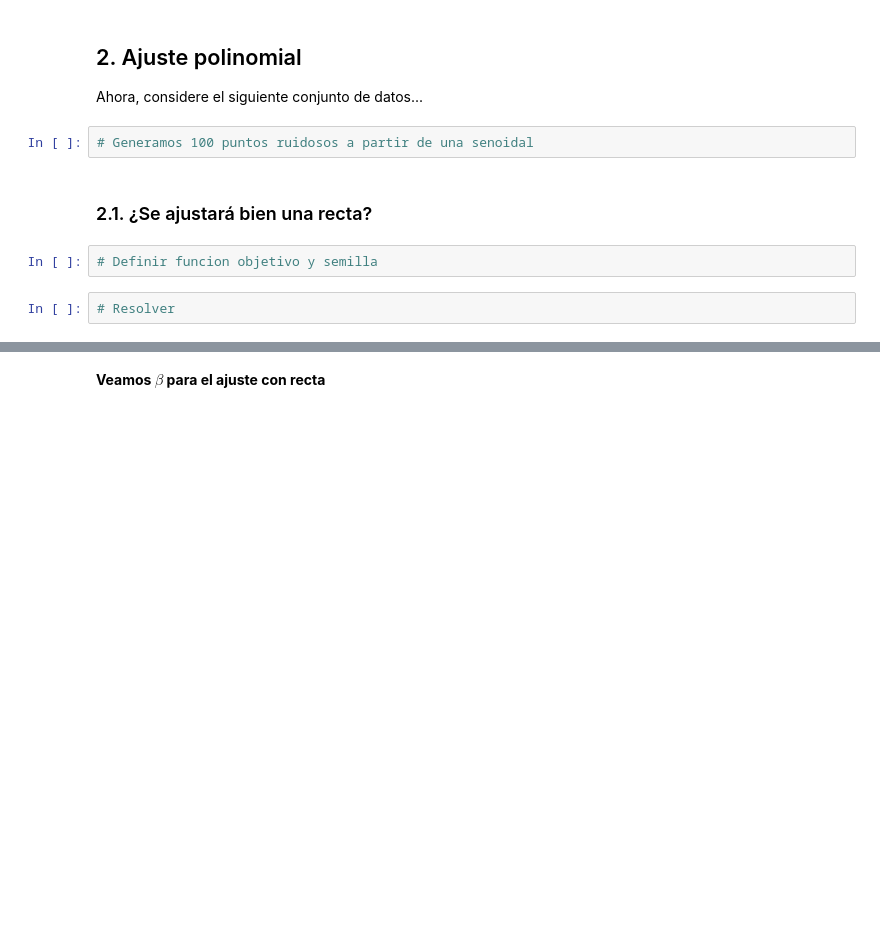
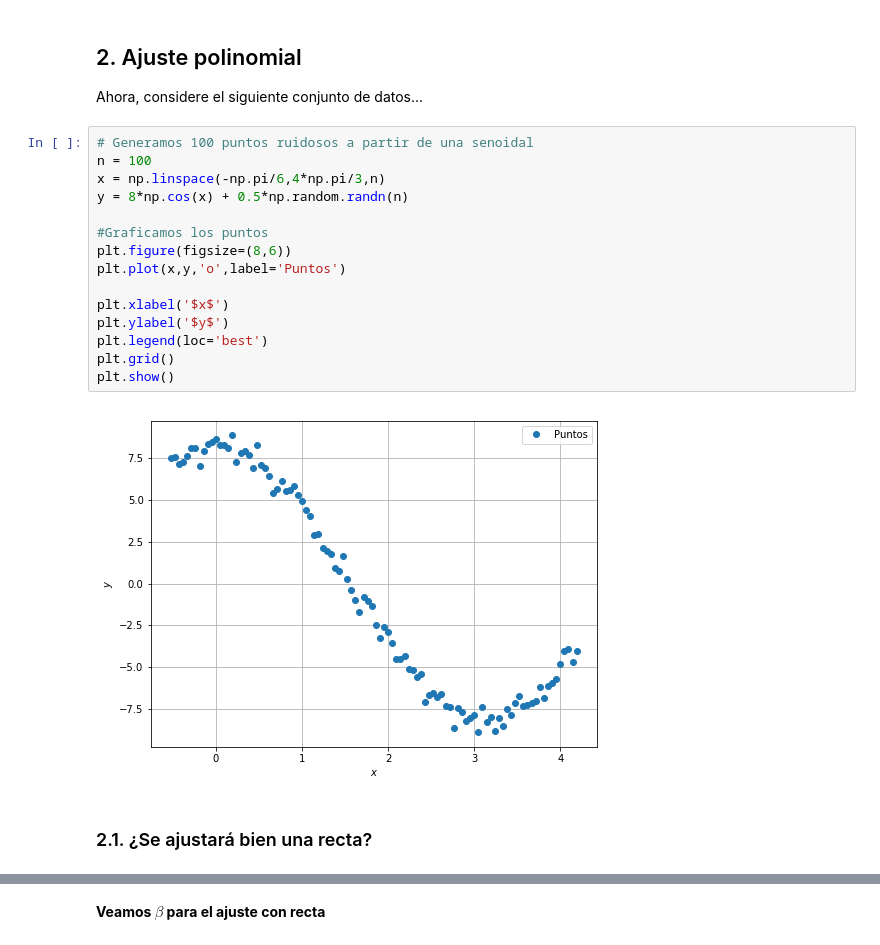
Before and after one commit to nt719581/SimMat2019-Verano, a Jupyter notebook: Módulo 1/Clase6_AjusteCurvas.ipynb, the cells around one changed output, grey strips where cells are left out. Drawn from its saved outputs; the diff is of its cells as text; blank space fills up the shorter version.

```diff
--- a/Módulo 1/Clase6_AjusteCurvas.ipynb
+++ b/Módulo 1/Clase6_AjusteCurvas.ipynb
@@ -223,11 +289,22 @@ La anterior idea se puede extender a ajuste polinomial...
 ## 2. Ajuste polinomial
 
 Ahora, considere el siguiente conjunto de datos...
-# %%
-# Generamos 100 puntos ruidosos a partir de una senoidal
+# %%
+# Generamos 100 puntos ruidosos a partir de una senoidal
+n = 100
+x = np.linspace(-np.pi/6,4*np.pi/3,n)
+y = 8*np.cos(x) + 0.5*np.random.randn(n)
+
+#Graficamos los puntos
+plt.figure(figsize=(8,6))
+plt.plot(x,y,'o',label='Puntos')
+
+plt.xlabel('$x$')
+plt.ylabel('$y$')
+plt.legend(loc='best')
+plt.grid()
+plt.show()
+# %% [output]
+[figure, added]
 # %% [markdown]
 ### 2.1. ¿Se ajustará bien una recta?
-# %%
-# Definir funcion objetivo y semilla
-# %%
-# Resolver
```
Also changed, not shown: parts of 31 cells of this notebook.
